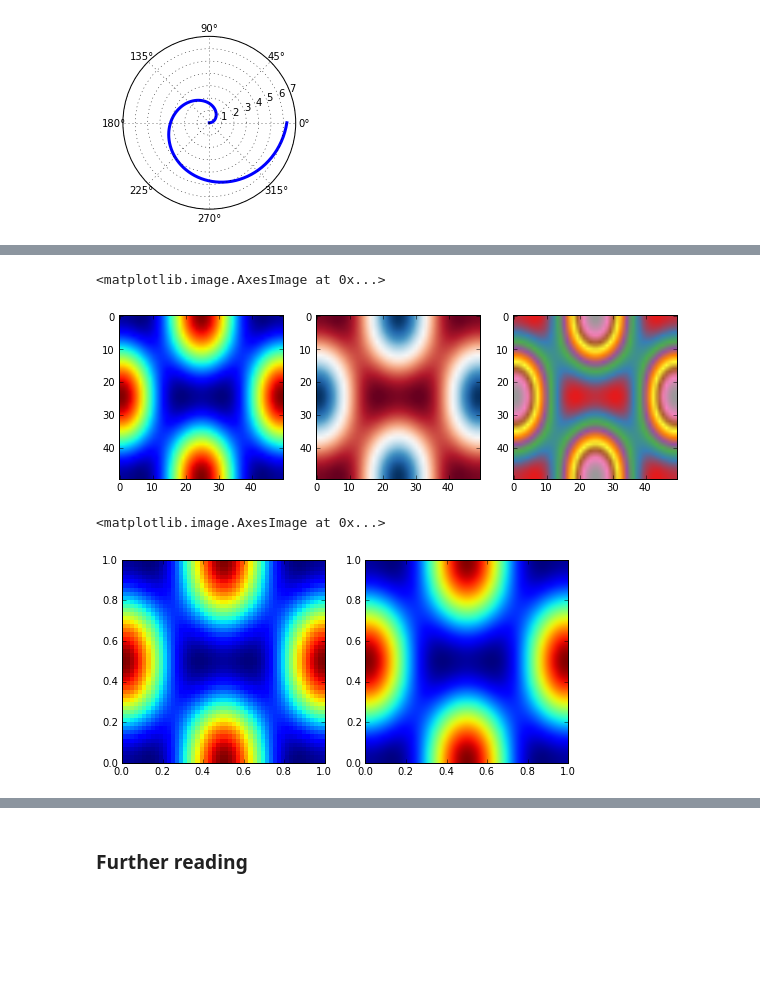
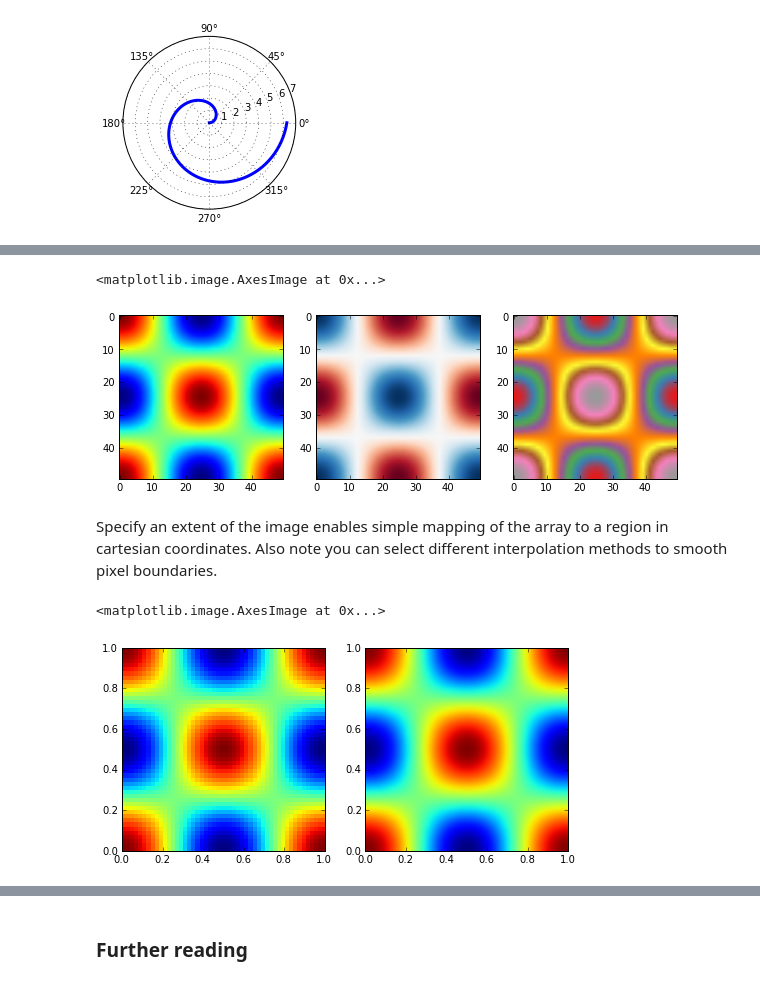
Before and after one commit to cedadev/ceda_training_mod5, a Jupyter notebook: 02-Matplotlib.ipynb, the cells around one changed output, grey strips where cells are left out. Cells and saved outputs as stored; diff of their text form; code cells hidden in the pictures; blank space fills up the shorter version.

```diff
--- a/02-Matplotlib.ipynb
+++ b/02-Matplotlib.ipynb
@@ -222,5 +221,5 @@ def flux_qubit_potential(phi_m, phi_p):
 # %%
-phi_m = linspace(0, 2*pi, 50)
-phi_p = linspace(0, 2*pi, 50)
-X,Y = meshgrid(phi_p, phi_m)
-Z = flux_qubit_potential(X, Y).T
+x = linspace(0, 2*pi, 50)
+y = linspace(0, 2*pi, 50)
+X,Y = meshgrid(x, y)
+Z = np.cos(X)*np.cos(Y)
@@ -232,13 +237,15 @@ axes[1].imshow(Z, cmap=cm.RdBu)
 axes[2].imshow(Z, cmap=cm.Set1)
 # %% [output]
 <matplotlib.image.AxesImage at 0x...>
-[figure, old version]
+[figure, new version]
+# %% [markdown]
+Specify an extent of the image enables simple mapping of the array to a region in cartesian coordinates.  Also note you can select different interpolation methods to smooth pixel boundaries.
 # %%
 fix, axes = plt.subplots(1, 2, figsize=(8, 6))
-axes[0].imshow(Z, extent=(phi_p[0]/(2*pi), phi_p[-1]/(2*pi), phi_m[0]/(2*pi), phi_m[-1]/(2*pi)),
-            interpolation='nearest')
-axes[1].imshow(Z, extent=(phi_p[0]/(2*pi), phi_p[-1]/(2*pi), phi_m[0]/(2*pi), phi_m[-1]/(2*pi)),
-            interpolation='bicubic')
+extent = np.array([x[0], x[-1], y[0], y[-1]])
+
+axes[0].imshow(Z, extent=extent/(2*pi), interpolation='nearest')
+axes[1].imshow(Z, extent=extent/(2*pi), interpolation='bicubic')
 # %% [output]
 <matplotlib.image.AxesImage at 0x...>
-[figure, old version]
+[figure, new version]
```
Also changed, not shown: parts of 17 cells of this notebook, 1 other file.
